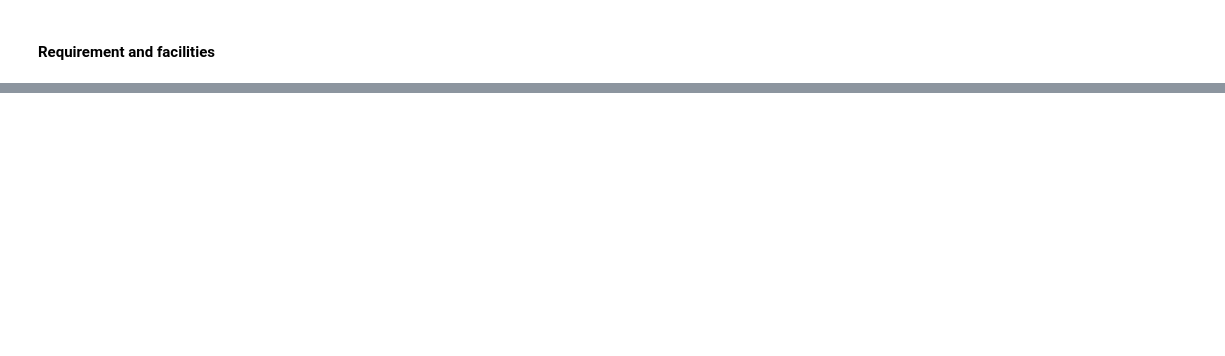
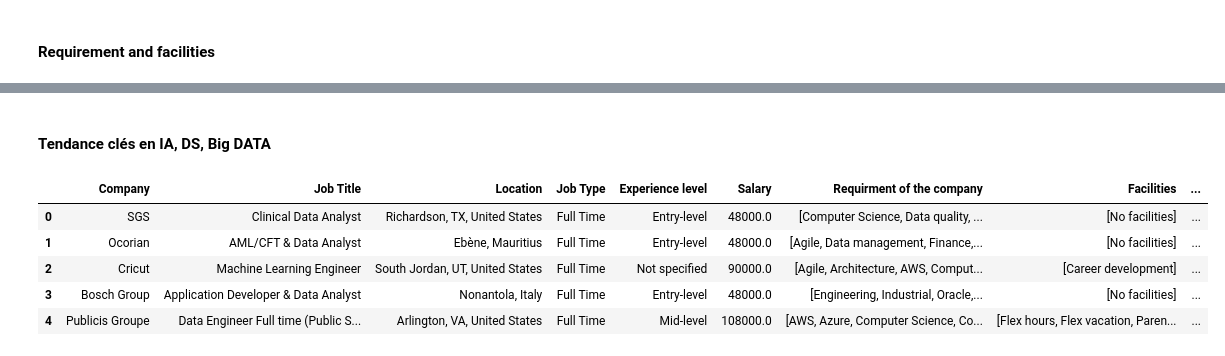
Before and after one commit to Sefdine/Job_opportunities, a Jupyter notebook: dev.ipynb, the cells around one changed output, grey strips where cells are left out. Cells and saved outputs as stored; diff of their text form; code cells hidden in the pictures; blank space fills up the shorter version.

```diff
--- a/dev.ipynb
+++ b/dev.ipynb
@@ -64,0 +83,3 @@ df['Salary'] = df['Salary'].astype(float) * 1000
+# %%
+# Drop the currency column after transforming the salary
+df.drop('Currency', axis='columns', inplace=True)
@@ -65,3 +88,9 @@ df['Salary'] = df['Salary'].astype(float) * 1000
+# %%
+# Import Geotext
+from geotext import GeoText
+
+# Create country column
+df['Country'] = df['Location'].apply(lambda x: GeoText(x).countries[0] if len(GeoText(x).countries) > 0 else None)
 # %% [markdown]
 #### Requirement and facilities
 # %%
@@ -78,3 +107,6 @@ def delete_empty_in_list(listname):
 # Remove empty strings on the lists
 df['Requirment of the company'] = df['Requirment of the company'].apply(lambda x: delete_empty_in_list(x))
 df['Facilities'] = df['Facilities'].apply(lambda x: delete_empty_in_list(x))
+# %%
+# Handle empty facilities
+df['Facilities'] = df['Facilities'].apply(lambda x: ['No facilities'] if len(x) == 0 else x)
@@ -80,0 +259,11 @@ df['Facilities'] = df['Facilities'].apply(lambda x: delete_empty_in_list(x))
+# %% [markdown]
+#### Tendance clés en IA, DS, Big DATA
+# %%
+df.head()
+# %% [output]
+|  | Company | Job Title | Location | Job Type | Experience level | Salary | Requirment of the company | Facilities | ... |
+| 0 | SGS | Clinical Data Analyst | Richardson, TX, United States | Full Time | Entry-level | 48000.0 | [Computer Science, Data quality, ... | [No facilities] | ... |
+| 1 | Ocorian | AML/CFT & Data Analyst | Ebène, Mauritius | Full Time | Entry-level | 48000.0 | [Agile, Data management, Finance,... | [No facilities] | ... |
+| 2 | Cricut | Machine Learning Engineer | South Jordan, UT, United States | Full Time | Not specified | 90000.0 | [Agile, Architecture, AWS, Comput... | [Career development] | ... |
+| 3 | Bosch Group | Application Developer & Data Analyst | Nonantola, Italy | Full Time | Entry-level | 48000.0 | [Engineering, Industrial, Oracle,... | [No facilities] | ... |
+| 4 | Publicis Groupe | Data Engineer Full time (Public S... | Arlington, VA, United States | Full Time | Mid-level | 108000.0 | [AWS, Azure, Computer Science, Co... | [Flex hours, Flex vacation, Paren... | ... |
```
Also changed, not shown: parts of 23 cells of this notebook, 1 other file.
